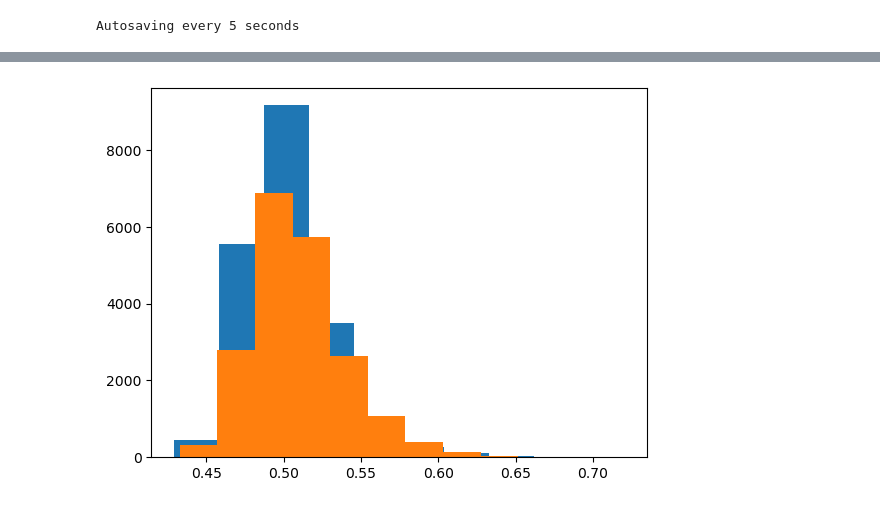
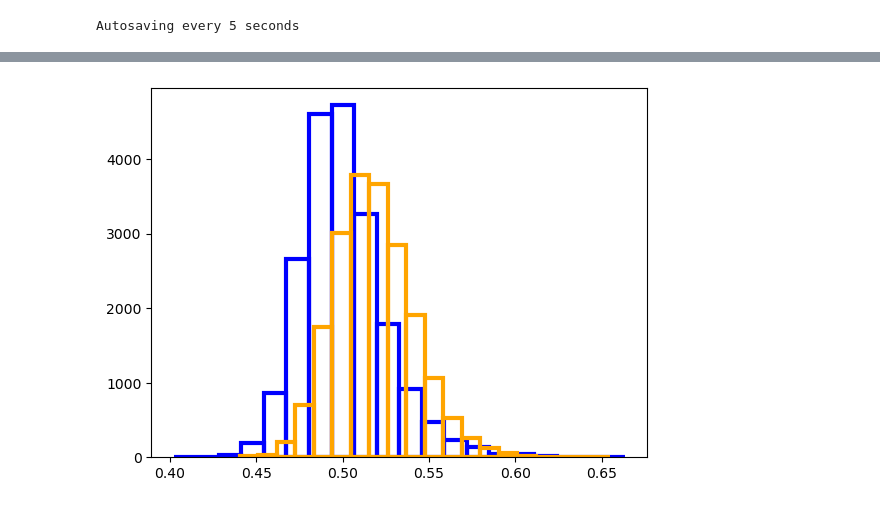
Before and after one commit to manhducnmd1/Summer_Research_CWoLa, a Jupyter notebook: Machine learning pipeline.ipynb, the cells around one changed output, grey strips where cells are left out. Drawn from its saved outputs; the diff is of its cells as text; code cells hidden in the pictures.

```diff
--- a/Machine learning pipeline.ipynb
+++ b/Machine learning pipeline.ipynb
@@ -49,11 +47,17 @@ np.random.seed(42)
 # %%
 tf.random.set_seed(42)
 # %%
+#Defining the CWoLA model
 def CWoLA(p_i):
 
     input_1 = keras.layers.Input(shape = (p_i,p_i,1), name = "jet_1")
+    #x = keras.layers.Input(shape = (p_i,p_i,2), name = "jet1and2")
+    #input_1 = keras.layers.Lambda(lambda x: x[:,:,:,0:1])
+    #input_2 = keras.layers.Lambda(lambda x: x[:,:,:,1:2])
+    #y = input_1(x)
+    #z = input_2(x)
+    input_2 = keras.layers.Input(shape = (p_i,p_i,1), name = "jet_2")
     y = keras.layers.BatchNormalization()(input_1)
-    input_2 = keras.layers.Input(shape = (p_i,p_i,1), name = "jet_2")
     z = keras.layers.BatchNormalization()(input_2)
 
     cnn = keras.Sequential([
@@ -77,8 +81,8 @@ def CWoLA(p_i):
     x_1 = dnn(cnn(y))
     x_2 = dnn(cnn(z))
 
-    x = keras.layers.Multiply()([x_1, x_2])
+    x_out = keras.layers.Multiply()([x_1, x_2])
 
     return keras.Model(
     inputs=[input_1, input_2],
-    outputs=x,)
+    outputs=x_out)
@@ -210,3 +274,6 @@ loaded_model = keras.models.load_model('run_5_id10_500_25.keras')
+# %%
+#loaded_model = keras.models.load_model('run_5_id10_500_25.keras')
+loaded_model = cwola
 # %%
 keras.utils.plot_model(loaded_model, "multi_input_and_output_model.png", show_shapes=True)
 # %% [output]
@@ -262,11 +329,11 @@ x_predict = loaded_model.predict([x_test_1, x_test_2])
 x_predict_0 = x_predict[y_test == 0]
 x_predict_1 = x_predict[y_test == 1]
 # %%
-plt.hist(x_predict_0)
-plt.hist(x_predict_1)
+plt.hist(x_predict_0, bins = 20, color='blue', edgecolor='blue', fc="None", lw=3)
+plt.hist(x_predict_1, bins = 20, color='orange', edgecolor='orange', fc="None", lw=3)
 plt.show()
 # %% [output]
-[figure, old version]
+[figure, new version]
 # %%
 fpr, tpr, th = roc_curve(y_test, x_predict)
 plt.plot(fpr, tpr)
```
Also changed, not shown: parts of 21 cells of this notebook, 3 other files.
